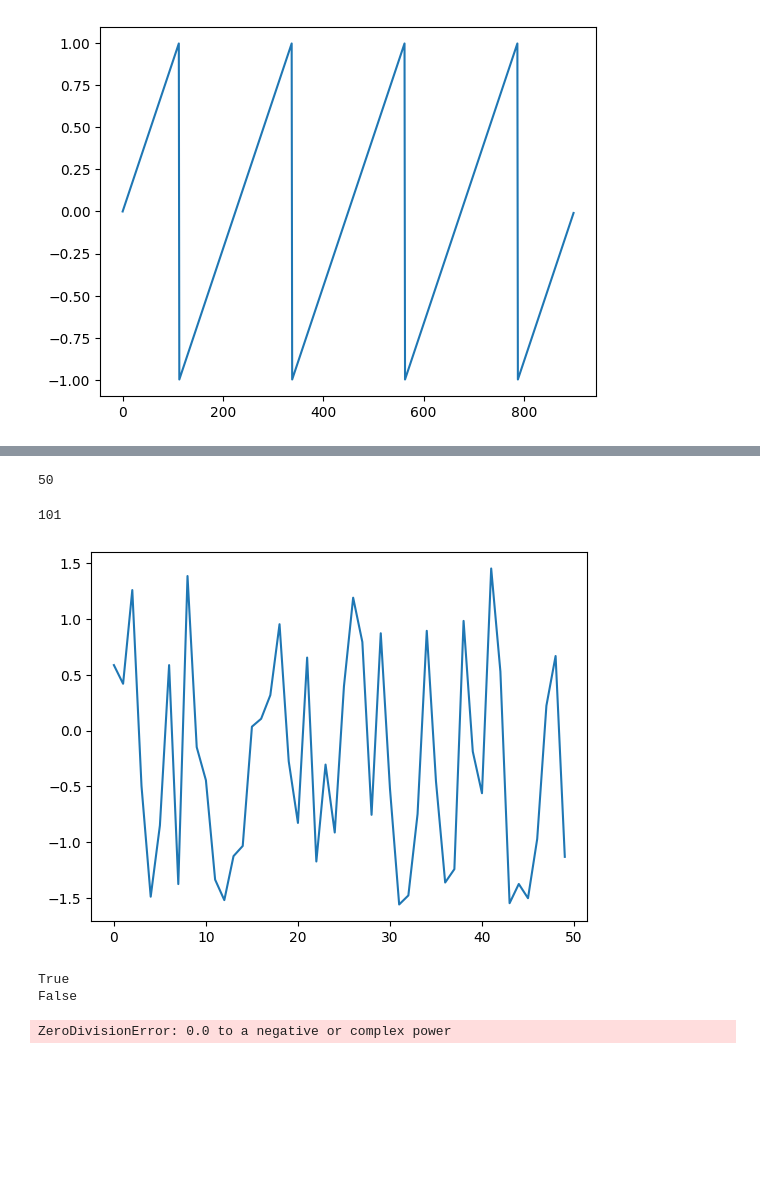
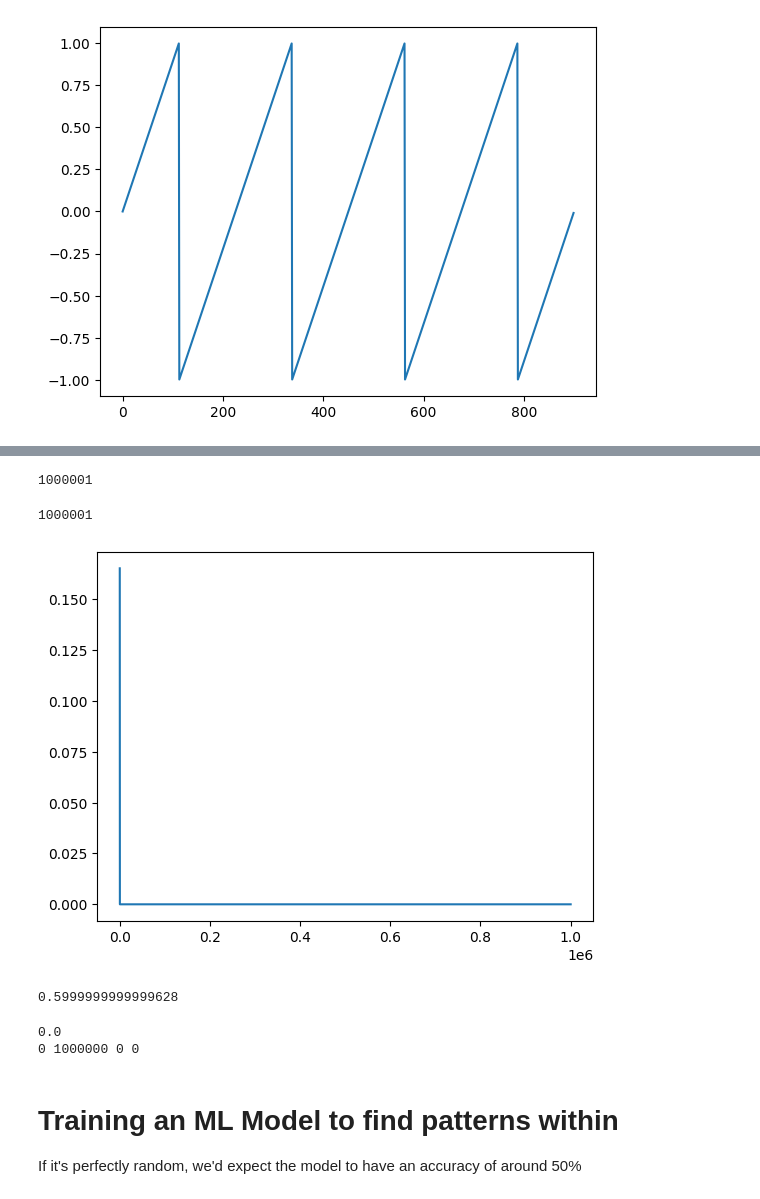
Before and after one commit to YLiu-101/pseudorandom-nums, a Jupyter notebook: complex.ipynb, the cells around one changed output, grey strips where cells are left out. Drawn from its saved outputs; the diff is of its cells as text; code cells hidden in the pictures; blank space fills up the shorter version.

```diff
--- a/complex.ipynb
+++ b/complex.ipynb
@@ -17,11 +17,12 @@ plt.plot(range(total_deg),2*np.array(arr)/math.pi)
 [<matplotlib.lines.Line2D at 0x...>]
 [figure]
 # %%
-z = complex(3,2)
+z = complex(3,0.5)/abs(z)
 ar = [z]
-for j in range(100):
-    print(ar[-1])
+n = 1000000
+for j in range(n):
+    # print(ar[-1])
     new_z = ar[-1]**z
     ar.append(new_z/abs(new_z))
-plt.plot(range(101),[c(a) for a in ar])
+plt.plot(range(n+1),[c(a) for a in ar])
 # %% [output]
@@ -47,23 +31,16 @@ plt.plot(range(101),[c(a) for a in ar])
 # %%
-new_ar = [a for a in ar if a.imag>0]
+new_ar = [c(a) for a in ar if a.imag>0]
 
 # for i in range(len(ar)):
-plt.plot(range(len(new_ar)),[c(a) for a in new_ar])
+plt.plot(range(len(new_ar)),new_ar)
 print(len(new_ar))
 len(ar)
 # %% [output]
-50
+1000001
-101
+1000001
-[figure, old version]
+[figure, new version]
-# %%
-def rando_num(seed):
-    return c(seed**complex(3,2)) > 0
-co = complex(3,2)
-for i in range(20):
-    co = rando_num(co)
-    print(co)
-    # print(rando_num(complex(3,4)))
-# %% [output]
-True
-False
-ZeroDivisionError: 0.0 to a negative or complex power
+# %%
+n=11
+new_ar[n+1]/new_ar[n]
+# %% [output]
+0.5999999999999628
@@ -69,0 +50,23 @@ ZeroDivisionError: 0.0 to a negative or complex power
+# %%
+print(sum(final_arr)/len(new_ar))
+counter = 0
+counter2 = 0
+counter3 = 0
+counter4 = 0
+for i in range(1,len(final_arr)):
+    if final_arr[i] == final_arr[i-1] and final_arr[i] == True:
+        counter+=1
+    if final_arr[i] == final_arr[i-1] and final_arr[i] == False:
+        counter2+=1
+    if final_arr[i] != final_arr[i-1] and final_arr[i] == True:
+        counter3+=1
+    if final_arr[i] != final_arr[i-1] and final_arr[i] == False:
+        counter4+=1
+print(counter, counter2, counter3, counter4) # For z=3+2i, T->T and F->F is more likely than T->F or F->T
+# %% [output]
+0.0
+0 1000000 0 0
+# %% [markdown]
+# Training an ML Model to find patterns within
+
+If it's perfectly random, we'd expect the model to have an accuracy of around 50%
```
Also changed, not shown: parts of 3 cells of this notebook.
